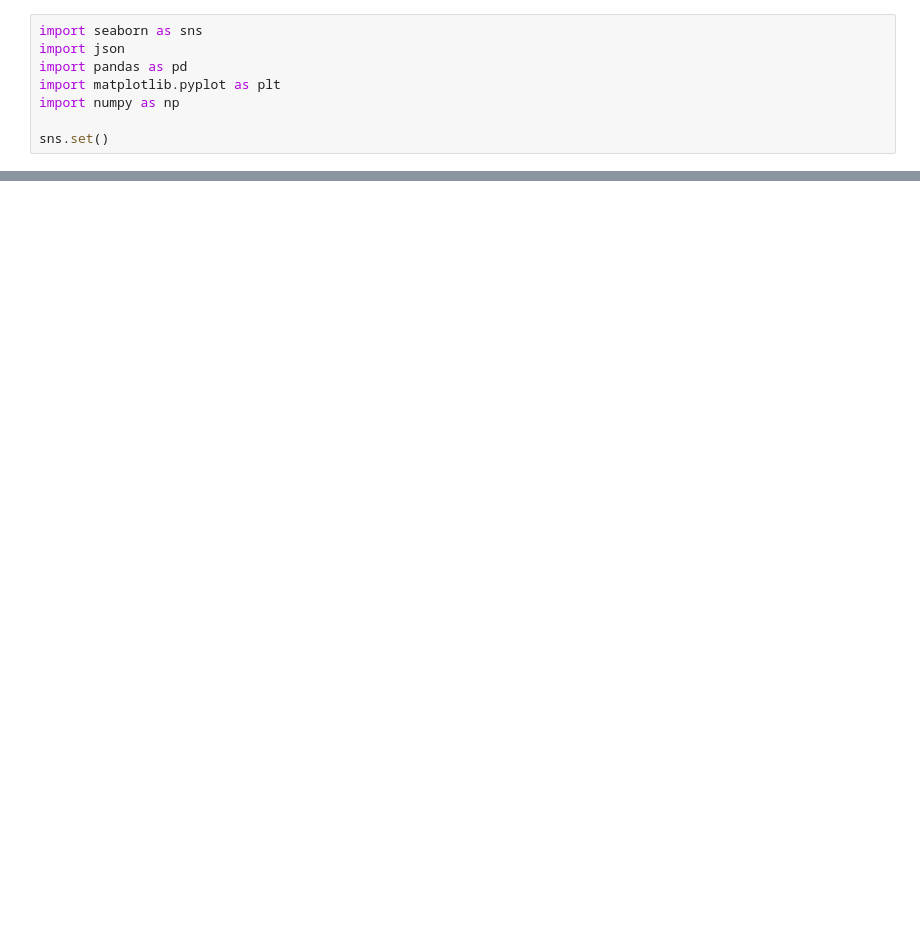
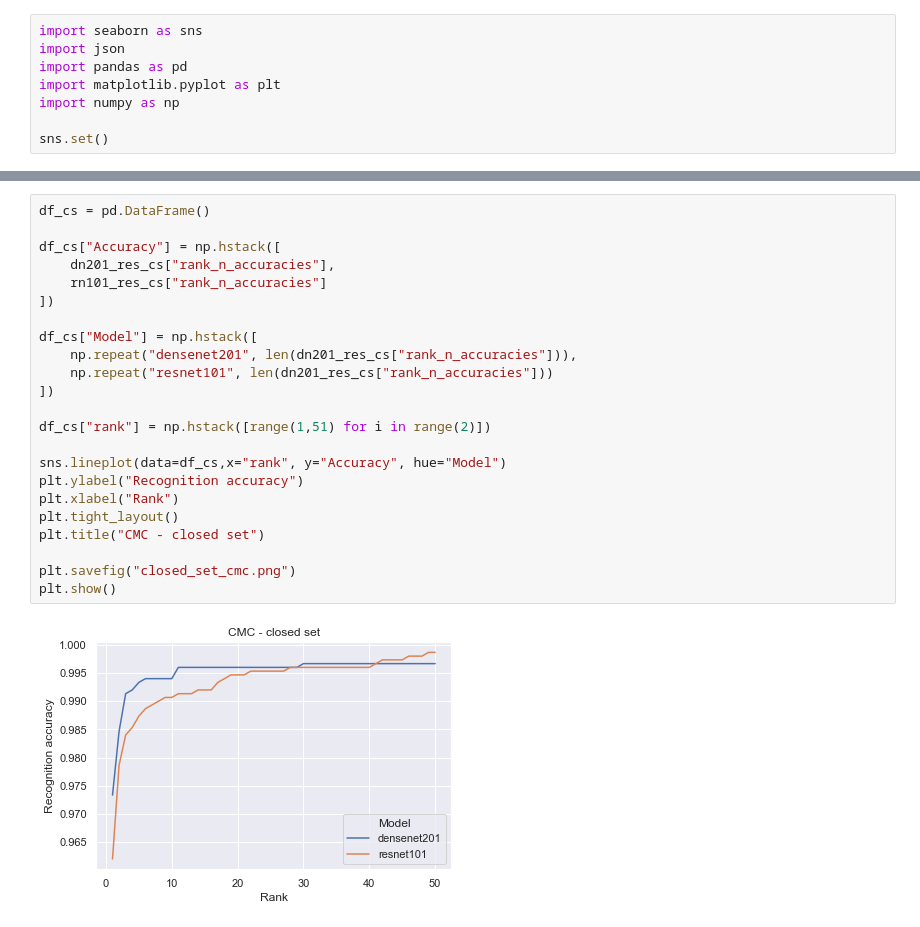
Before and after one commit to AndrejHafner/iris-recognition-cnn, a Jupyter notebook: finetuning/figures/plot_cmc.ipynb, the cells around one changed output, grey strips where cells are left out. Saved outputs shown, nothing was run; the diff lists cells and outputs as text; blank space fills up the shorter version.

```diff
--- a/finetuning/figures/plot_cmc.ipynb
+++ b/finetuning/figures/plot_cmc.ipynb
@@ -39 +43,26 @@ Text(0.5, 1.0, 'CMC - open set cross validation')
+# %%
+df_cs = pd.DataFrame()
+
+df_cs["Accuracy"] = np.hstack([
+    dn201_res_cs["rank_n_accuracies"],
+    rn101_res_cs["rank_n_accuracies"]
+])
+
+df_cs["Model"] = np.hstack([
+    np.repeat("densenet201", len(dn201_res_cs["rank_n_accuracies"])),
+    np.repeat("resnet101", len(dn201_res_cs["rank_n_accuracies"]))
+])
+
+df_cs["rank"] = np.hstack([range(1,51) for i in range(2)])
+
+sns.lineplot(data=df_cs,x="rank", y="Accuracy", hue="Model")
+plt.ylabel("Recognition accuracy")
+plt.xlabel("Rank")
+plt.tight_layout()
+plt.title("CMC - closed set")
+
+plt.savefig("closed_set_cmc.png")
+plt.show()
+# %% [output]
+[figure, added]
 # %%
```
Also changed, not shown: parts of 3 cells of this notebook, 3 other files.
